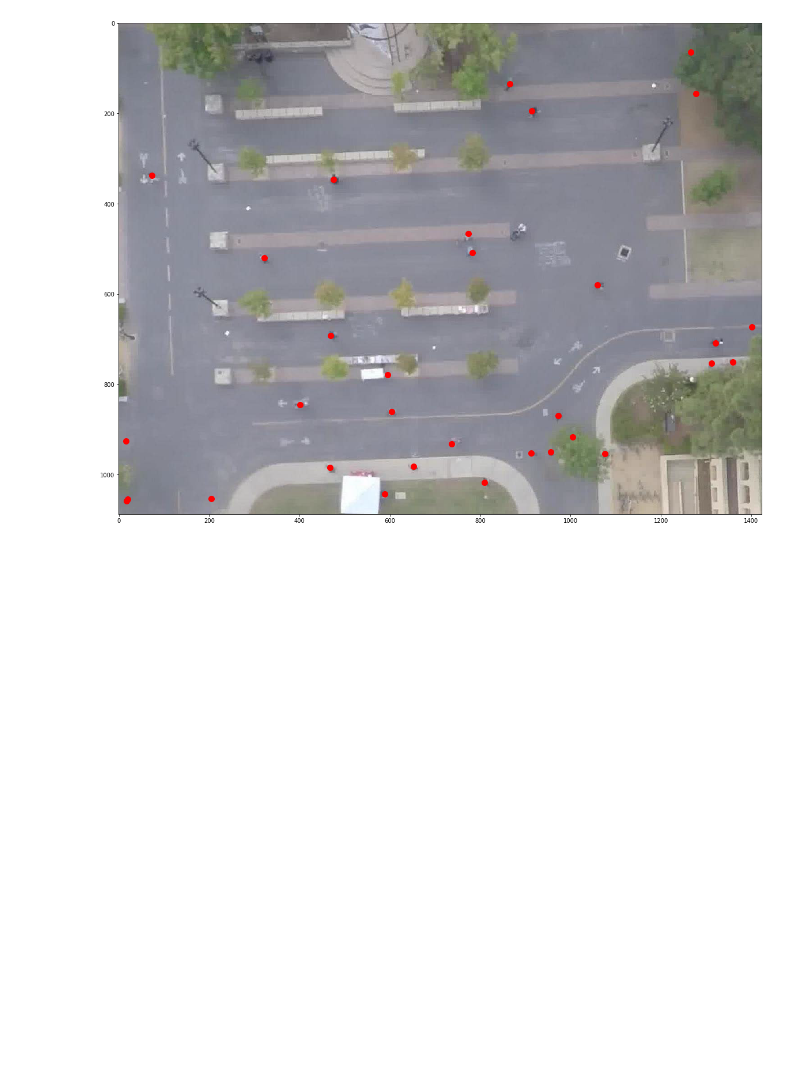
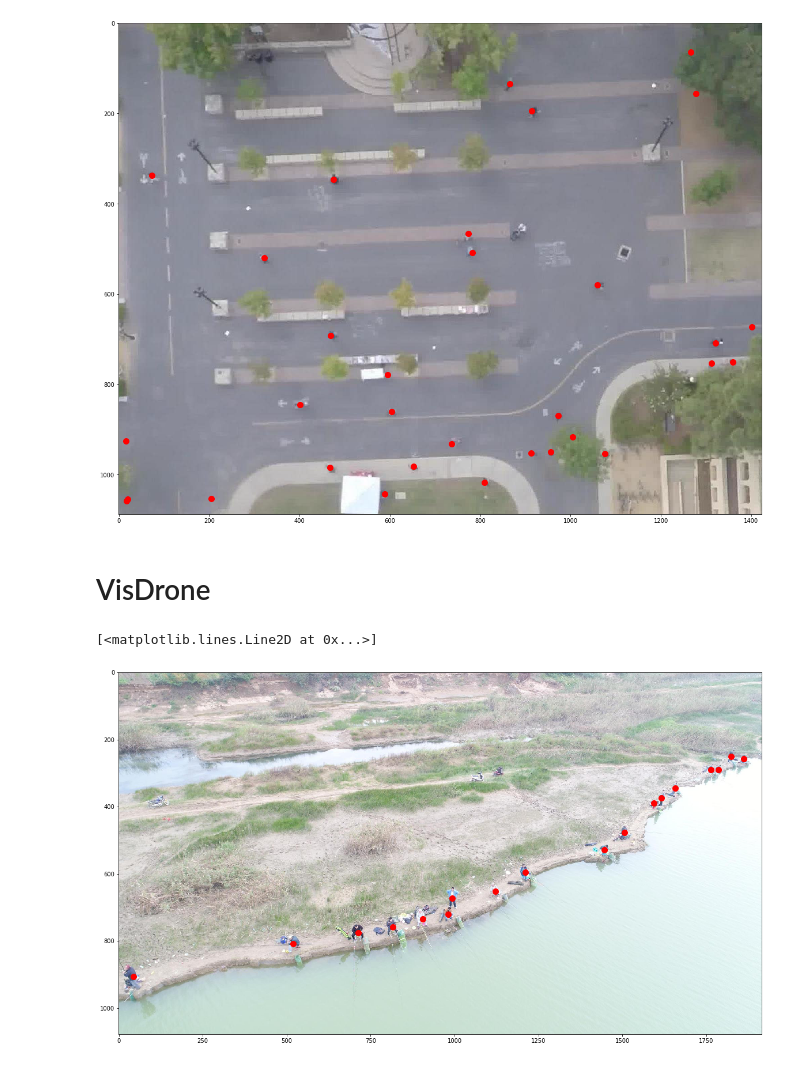
Before and after one commit to angry77cat/CogComp19F_CrowdCount, a Jupyter notebook: drone_data_generator.ipynb, the cells around one changed output. Drawn from its saved outputs; the diff is of its cells as text; code cells hidden in the pictures; blank space fills up the shorter version.

```diff
--- a/drone_data_generator.ipynb
+++ b/drone_data_generator.ipynb
@@ -353,3 +357,34 @@ plt.plot(coordinates[:,0], coordinates[:,1], 'r', marker='.', ls = '', markersiz
 # %% [output]
 [<matplotlib.lines.Line2D at 0x...>]
 [figure]
+# %% [markdown]
+# VisDrone
+# %%
+v_list = sorted(glob.glob('VisDrone2019-DET-train/images/*'))
+a_list = sorted(glob.glob('VisDrone2019-DET-train/annotations/*'))
+col_name = ["x", "y", "w", "h", "unknown0", "label", "unknown1", "unknown2"]
+
+# label=4,5,6,7,8 car
+# 0,1 like people
+# 2,3 biker
+# %%
+case = 1500
+img = imageio.imread(v_list[case])
+dp = pd.read_csv(a_list[case], sep=",", header=None)
+dp.columns = col_name
+
+dp = dp[(dp.label < 4).reset_index(drop = True)]
+
+coordinates = []
+for id, obj in dp.iterrows():
+    x, y = int(obj.x + obj.w/2), int(obj.y + obj.h/2)
+    coordinates.append([x, y])
+
+coordinates = np.array(coordinates)
+# %%
+plt.figure(figsize = (20,20))
+plt.imshow(img)
+plt.plot(coordinates[:,0], coordinates[:,1], 'r', marker='.', ls = '', markersize = 20)
+# %% [output]
+[<matplotlib.lines.Line2D at 0x...>]
+[figure, added]
```
Also changed, not shown: parts of 3 cells of this notebook, 3 other files.
